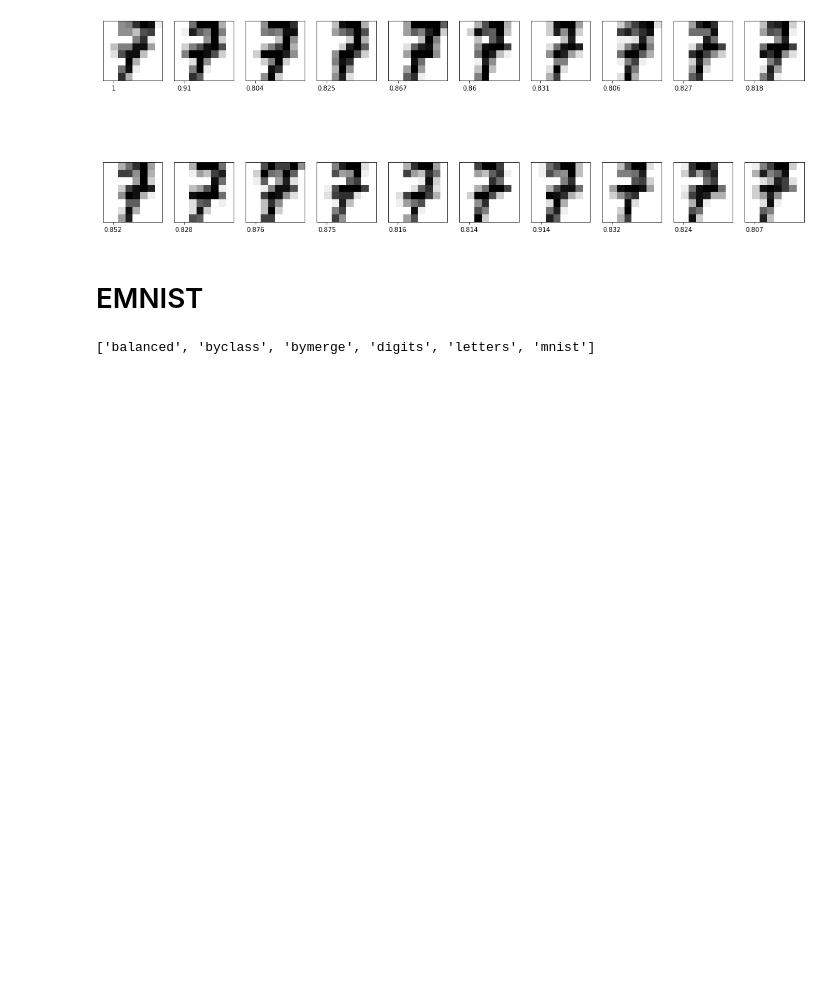
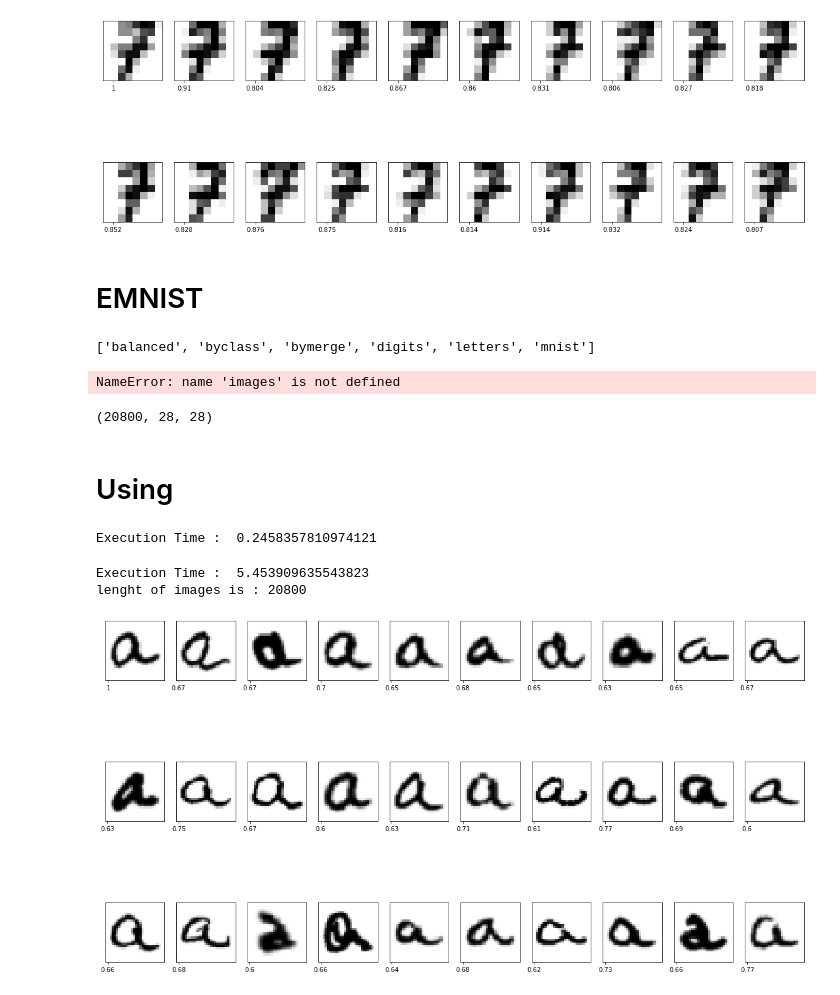
Before and after one commit to kaizendae/Data-Mining-Course, a Jupyter notebook: Search Engine.ipynb, the cells around one changed output. Cells and saved outputs as stored; diff of their text form; code cells hidden in the pictures; blank space fills up the shorter version.

```diff
--- a/Search Engine.ipynb
+++ b/Search Engine.ipynb
@@ -203,0 +208,77 @@ list_datasets()
+# %%
+letters = images[0:20000,:,:]
+# %% [output]
+NameError: name 'images' is not defined
+# %%
+letters.shape
+# %% [output]
+(20800, 28, 28)
+# %% [markdown]
+# Using
+# %%
+
+initial = time.time()
+
+def GetCorrelated_pixelTopixel(query_image):
+    Querydesc = query_image.flatten()
+    images_descriptors = []
+    image_and_desc = {}
+
+    for i in range(len(letters)):
+        image = yield(letters[i])
+        descriptor = yield(image.flatten())
+        image_and_desc = yield({ 'image':image,'desc':descriptor, 'distance': np.corrcoef(Querydesc,descriptor)[0][1]})
+        yield(images_descriptors.append(image_and_desc))
+
+    return(list(filter(lambda x:x['distance'] > 0.6,images_descriptors)))
+
+
+letters, labels = extract_test_samples('letters')
+result = GetCorrelated_pixelTopixel(letters[7])
+
+print("Execution Time : ",time.time() - initial)
+# %% [output]
+Execution Time :  0.2458357810974121
+# %%
+#Getting one Query Image
+import time
+
+initial = time.time()
+letters, _ = extract_test_samples('letters')
+query_image = letters[7]
+#plt.imshow(query_image,cmap ='binary')
+Querydesc = query_image.flatten()
+
+images_descriptors = []
+image_and_desc = {}
+
+#####
+for i in range(len(letters)):
+    image = letters[i]
+    descriptor = image.flatten()
+    image_and_desc = { 'image':image,'desc':descriptor, 'distance': np.corrcoef(Querydesc,descriptor)[0][1]}
+    images_descriptors.append(image_and_desc)
+#####
+
+print("Execution Time : ",time.time() - initial)
+
+result = list(filter(lambda x:x['distance'] > 0.6,images_descriptors))
+#images_descriptors.sort(key=lambda x:x['distance'],reverse=True)
+#result = images_descriptors
+
+print("lenght of images is :", len(images_descriptors))
+
+
+plt.figure(figsize=(20,20))
+for i in range(30):
+    image_and_desc = result[i]
+    plt.subplot(5,10,i+1)
+    plt.xticks([image_and_desc['distance']])
+    plt.yticks([])
+    plt.grid(False)
+    plt.imshow(image_and_desc['image'], cmap=plt.cm.binary)
+plt.show()
+# %% [output]
+Execution Time :  5.453909635543823
+lenght of images is : 20800
+[figure, added]
```
Also changed, not shown: parts of 5 cells of this notebook, 3 other files.
